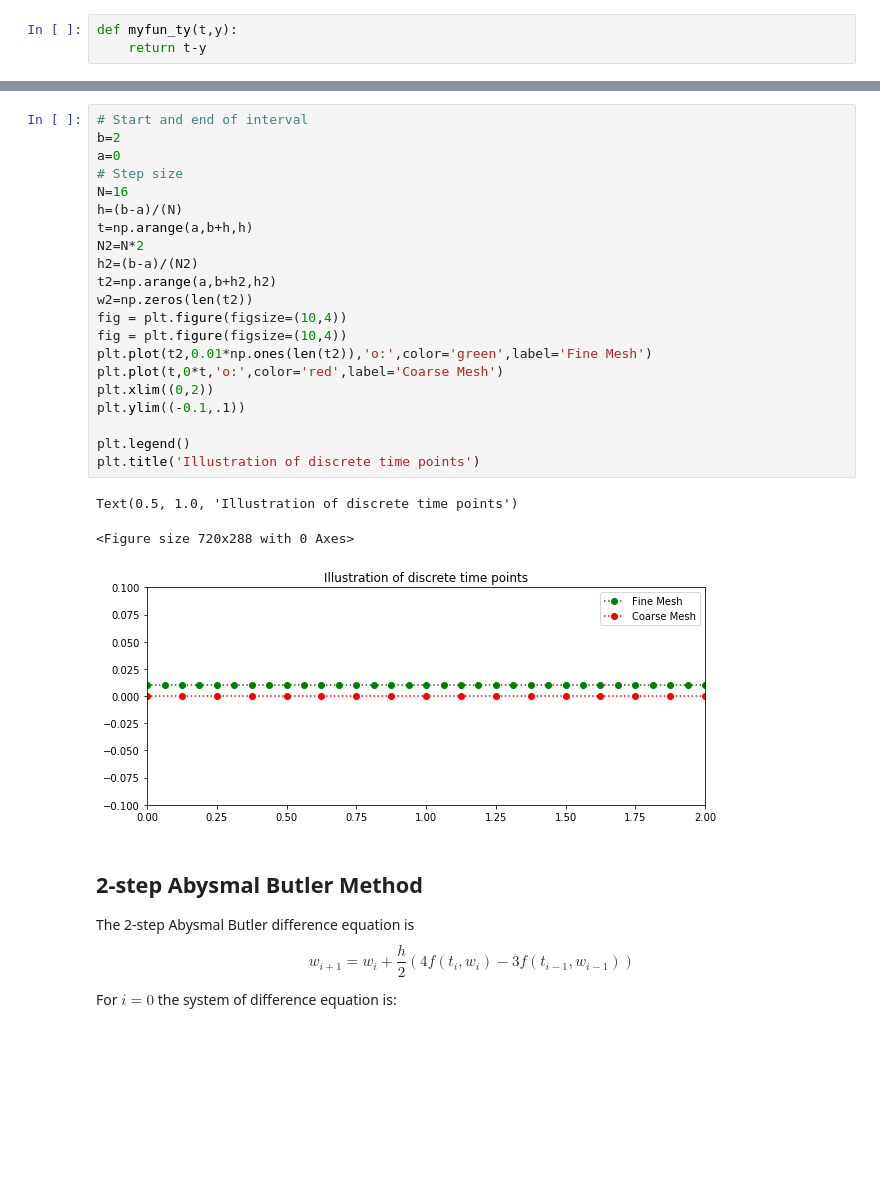
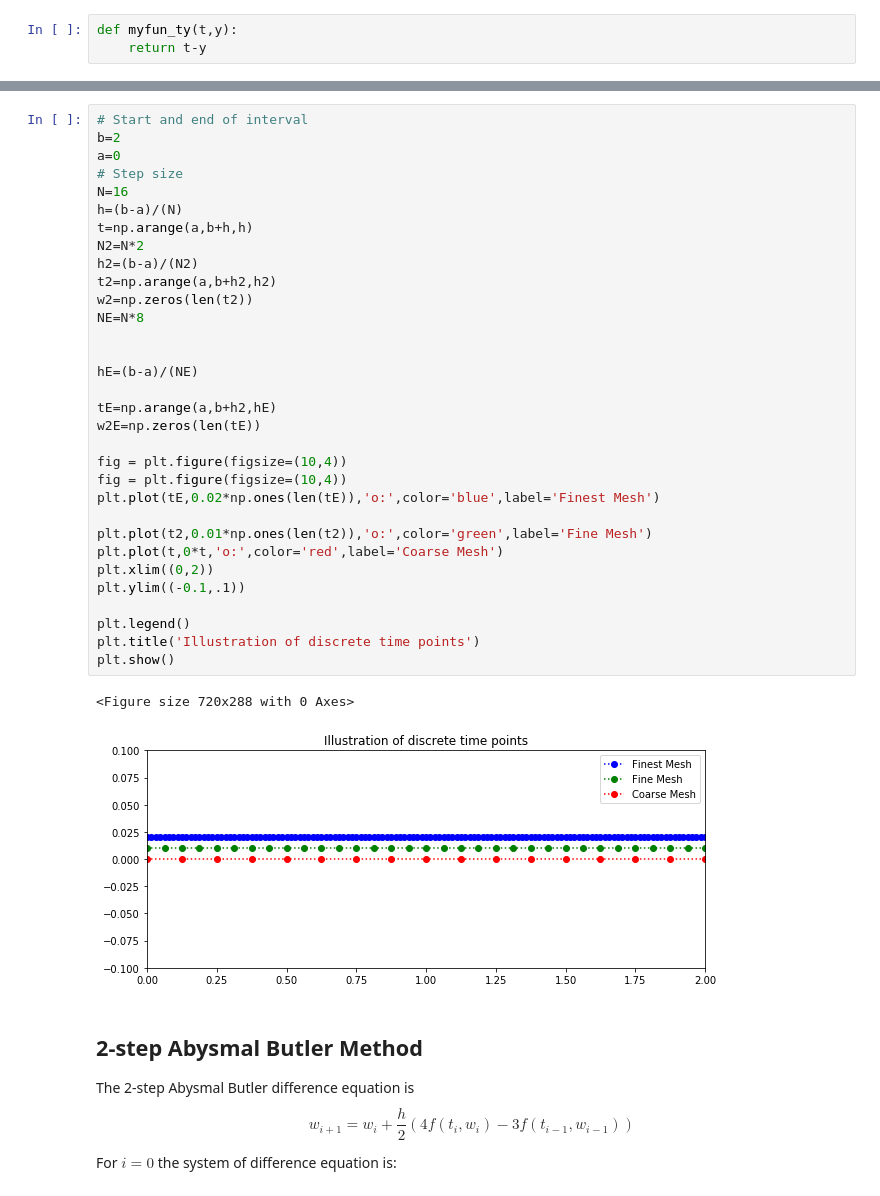
Before and after one commit to john-s-butler-dit/Numerical-Analysis-Python, a Jupyter notebook: Chapter 05 - IVP Consistent Convergence Stability/02_Convergent.ipynb, the cells around one changed output, grey strips where cells are left out. Drawn from its saved outputs; the diff is of its cells as text; blank space fills up the shorter version.

```diff
--- a/Chapter 05 - IVP Consistent Convergence Stability/02_Convergent.ipynb
+++ b/Chapter 05 - IVP Consistent Convergence Stability/02_Convergent.ipynb
@@ -45,28 +53,38 @@ where  $t_0=a.$
 # %%
 # Start and end of interval
 b=2
 a=0
 # Step size
 N=16
 h=(b-a)/(N)
 t=np.arange(a,b+h,h)
 N2=N*2
 h2=(b-a)/(N2)
 t2=np.arange(a,b+h2,h2)
 w2=np.zeros(len(t2))
+NE=N*8
+
+
+hE=(b-a)/(NE)
+
+tE=np.arange(a,b+h2,hE)
+w2E=np.zeros(len(tE))
+
 fig = plt.figure(figsize=(10,4))
 fig = plt.figure(figsize=(10,4))
+plt.plot(tE,0.02*np.ones(len(tE)),'o:',color='blue',label='Finest Mesh')
+
 plt.plot(t2,0.01*np.ones(len(t2)),'o:',color='green',label='Fine Mesh')
 plt.plot(t,0*t,'o:',color='red',label='Coarse Mesh')
 plt.xlim((0,2))
 plt.ylim((-0.1,.1))
 
 plt.legend()
 plt.title('Illustration of discrete time points')
+plt.show()
 # %% [output]
-Text(0.5, 1.0, 'Illustration of discrete time points')
+<Figure size 720x288 with 0 Axes>
-<Figure size 720x288 with 0 Axes>
-[figure, old version]
+[figure, new version]
 # %% [markdown]
 
 
```
Also changed, not shown: parts of 7 cells of this notebook, 6 other files.
